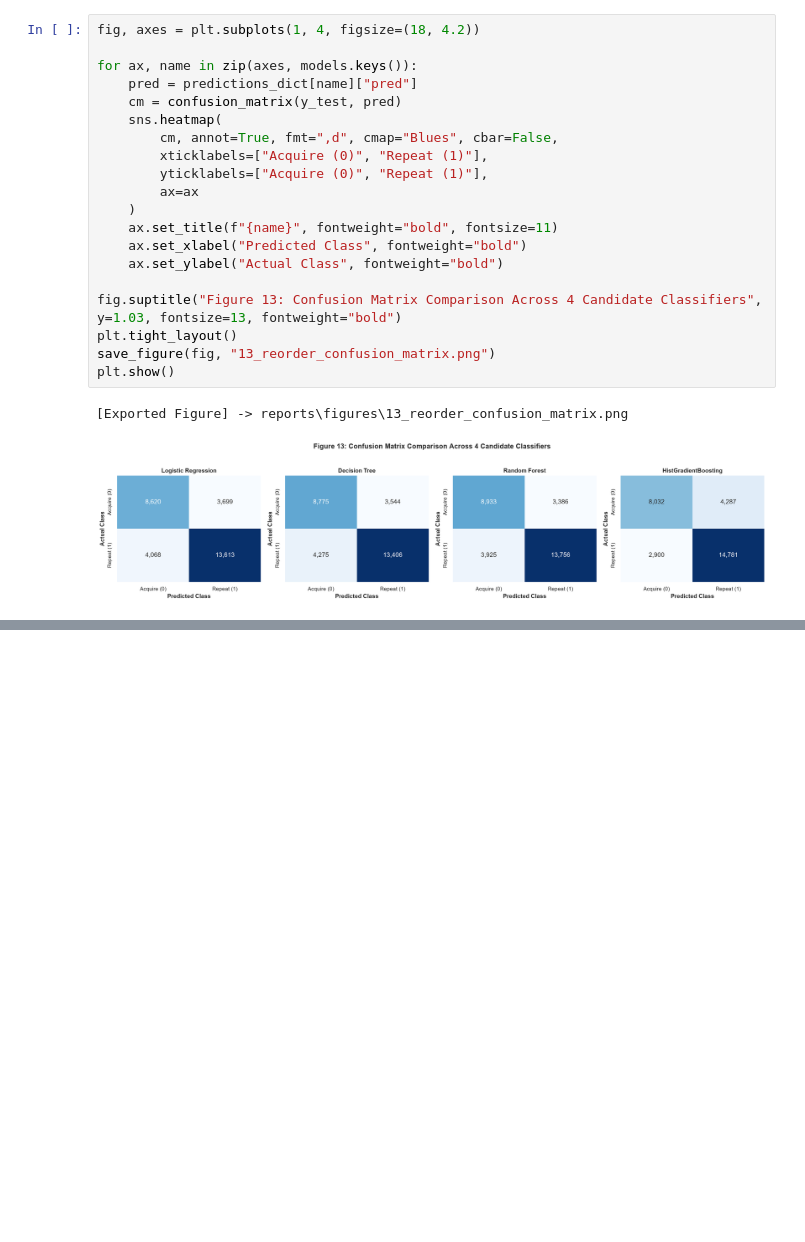
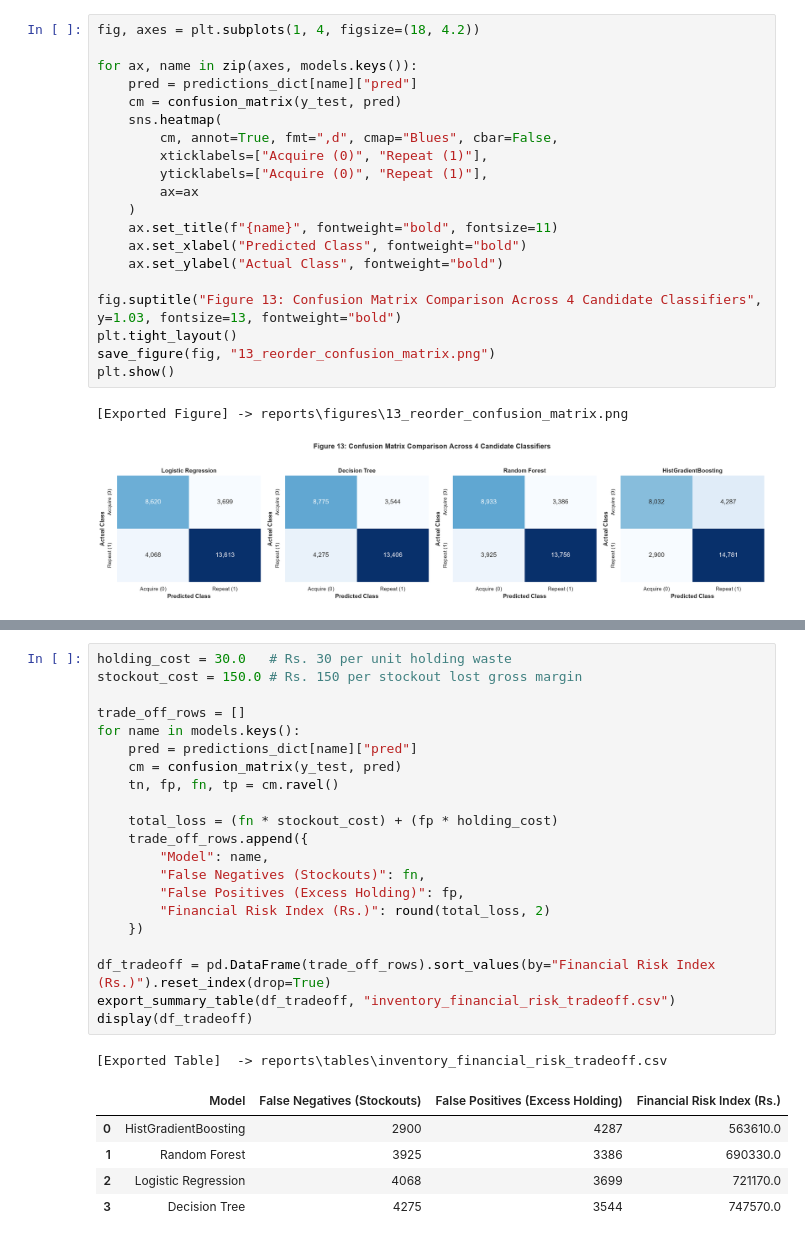
Before and after one commit to Chathuka-Pehesara/supermarket-basket-reorder-analytics, a Jupyter notebook: notebooks/04_stakeholder_validation.ipynb, the cells around one changed output, grey strips where cells are left out. Drawn from its saved outputs; the diff is of its cells as text; blank space fills up the shorter version.

Commit message:
Operational Cost Trade-Off Assessment & Champion Selection

```diff
--- a/notebooks/04_stakeholder_validation.ipynb
+++ b/notebooks/04_stakeholder_validation.ipynb
@@ -265,0 +272,28 @@ plt.show()
+# %%
+holding_cost = 30.0   # Rs. 30 per unit holding waste
+stockout_cost = 150.0 # Rs. 150 per stockout lost gross margin
+
+trade_off_rows = []
+for name in models.keys():
+    pred = predictions_dict[name]["pred"]
+    cm = confusion_matrix(y_test, pred)
+    tn, fp, fn, tp = cm.ravel()
+
+    total_loss = (fn * stockout_cost) + (fp * holding_cost)
+    trade_off_rows.append({
+        "Model": name,
+        "False Negatives (Stockouts)": fn,
+        "False Positives (Excess Holding)": fp,
+        "Financial Risk Index (Rs.)": round(total_loss, 2)
+    })
+
+df_tradeoff = pd.DataFrame(trade_off_rows).sort_values(by="Financial Risk Index (Rs.)").reset_index(drop=True)
+export_summary_table(df_tradeoff, "inventory_financial_risk_tradeoff.csv")
+display(df_tradeoff)
+# %% [output]
+[Exported Table]  -> reports\tables\inventory_financial_risk_tradeoff.csv
+|  | Model | False Negatives (Stockouts) | False Positives (Excess Holding) | Financial Risk Index (Rs.) |
+| 0 | HistGradientBoosting | 2900 | 4287 | 563610.0 |
+| 1 | Random Forest | 3925 | 3386 | 690330.0 |
+| 2 | Logistic Regression | 4068 | 3699 | 721170.0 |
+| 3 | Decision Tree | 4275 | 3544 | 747570.0 |
```
Also changed, not shown: parts of 2 cells of this notebook.
